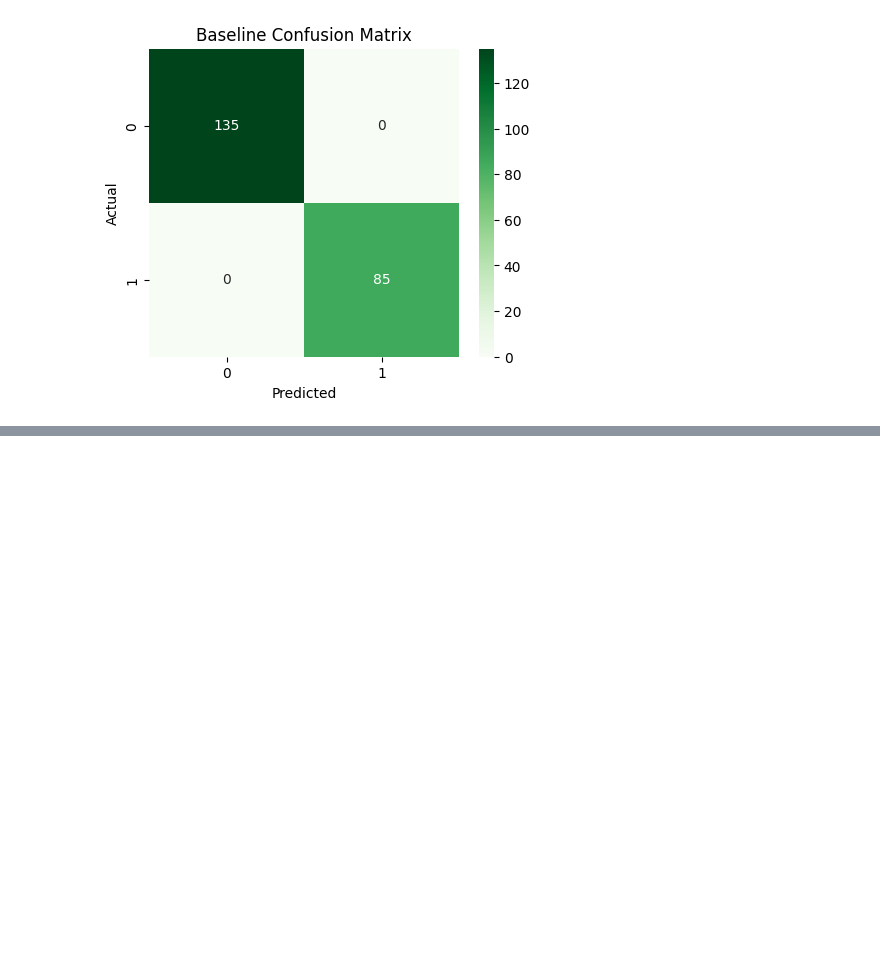
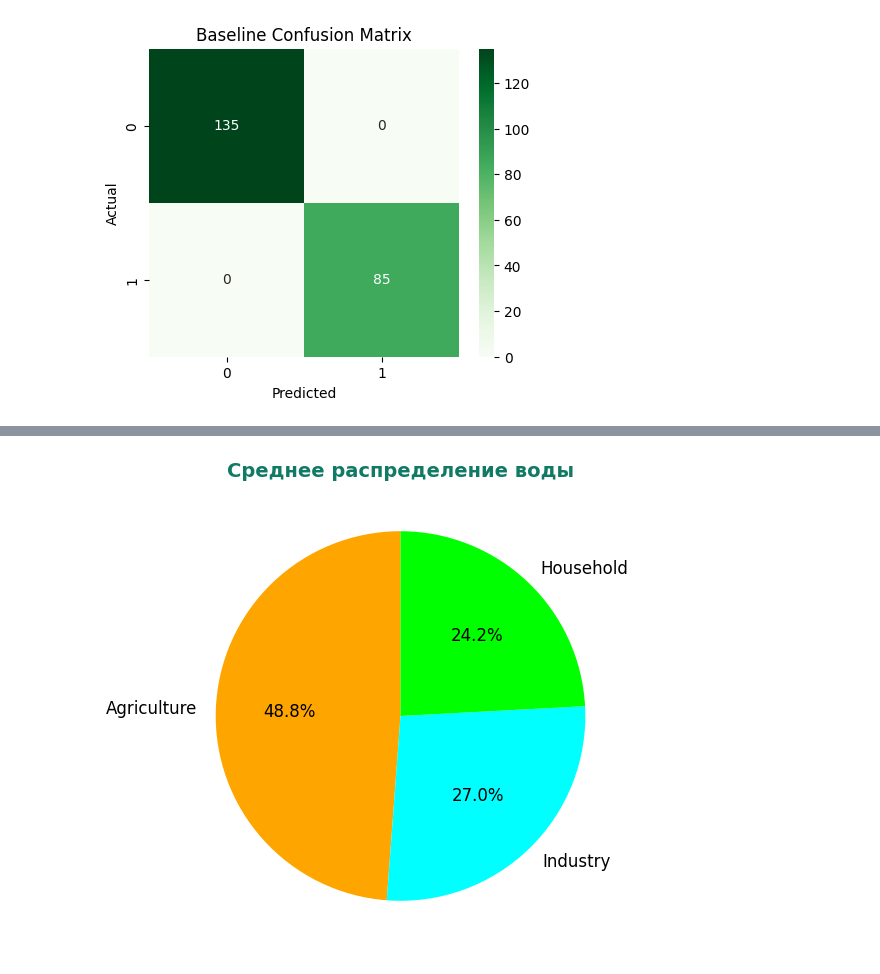
Before and after one commit to Minidrak/Application-systems-and-artificial-intelligence-frameworks-MAI, a Jupyter notebook: Lab_01/Lab_01.ipynb, the cells around one changed output, grey strips where cells are left out. Drawn from its saved outputs; the diff is of its cells as text; code cells hidden in the pictures; blank space fills up the shorter version.

```diff
--- a/Lab_01/Lab_01.ipynb
+++ b/Lab_01/Lab_01.ipynb
@@ -205,0 +398,10 @@ plt.show()
+# %%
+plt.figure(figsize=(8,6))
+avg_use = df[['agricultural_use', 'industrial_use', 'household_use']].mean()
+colors = ['orange', 'cyan', 'lime']
+plt.pie(avg_use, labels=['Agriculture', 'Industry', 'Household'], autopct='%1.1f%%',
+        startangle=90, colors=colors, textprops={'fontsize': 12})
+plt.title("Среднее распределение воды", fontsize=14, fontweight='bold', color="#117a65")
+plt.show()
+# %% [output]
+[figure, added]
```
Also changed, not shown: parts of 67 cells of this notebook.
